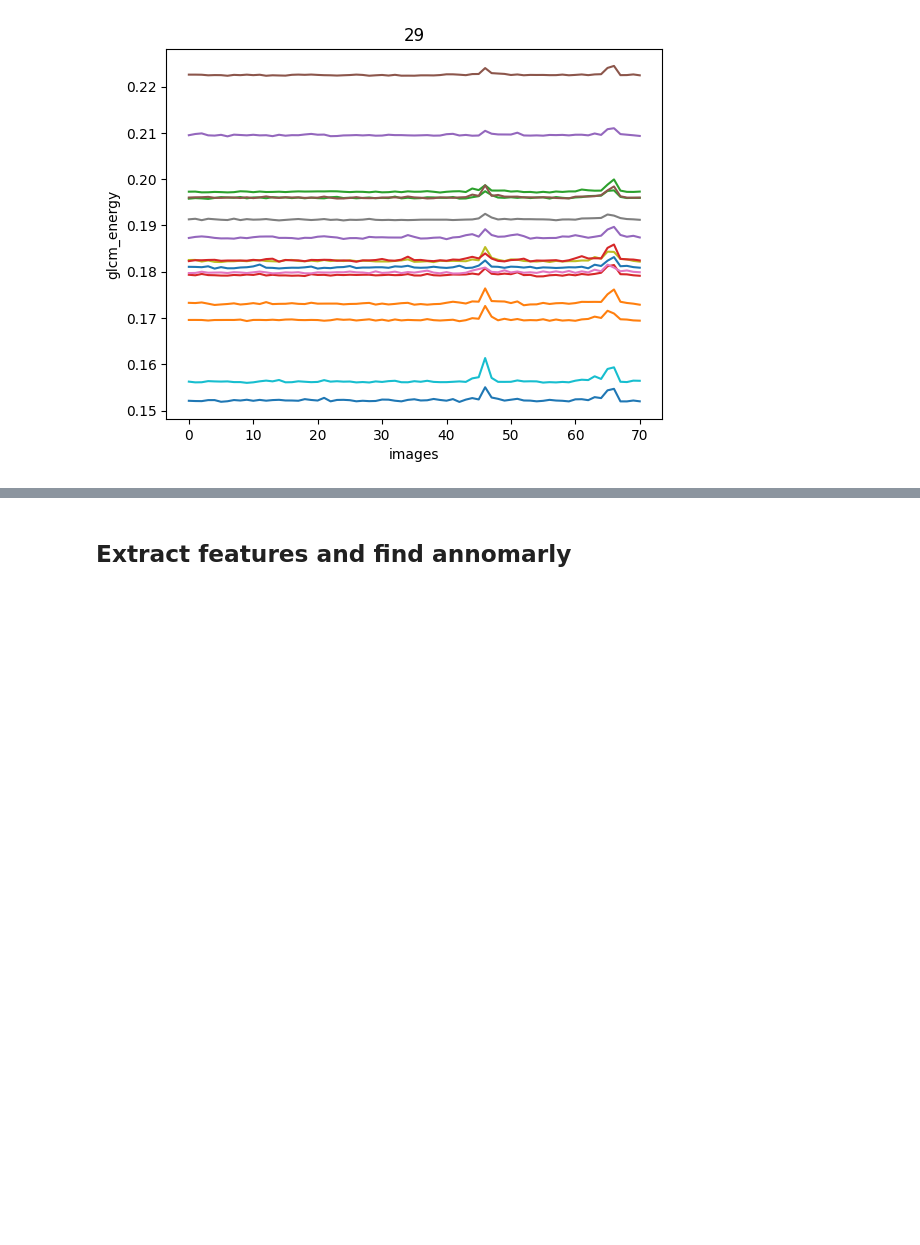
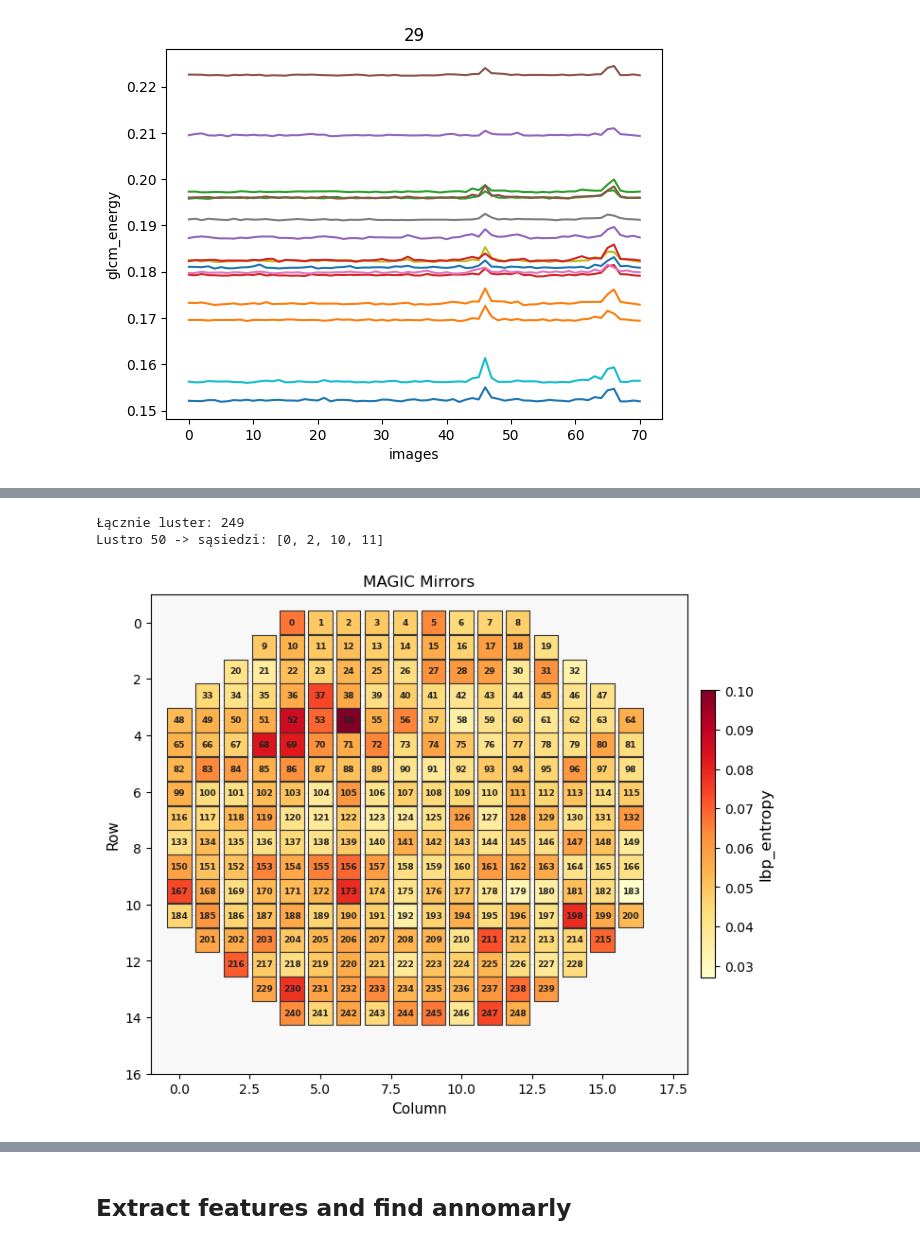
Before and after one commit to pawel21/Computer_vision_for_MAGIC, a Jupyter notebook: notebooks/baseline/check_for_webcam_img.ipynb, the cells around one changed output, grey strips where cells are left out. Saved outputs shown, nothing was run; the diff lists cells and outputs as text; code cells hidden in the pictures; blank space fills up the shorter version.

```diff
--- a/notebooks/baseline/check_for_webcam_img.ipynb
+++ b/notebooks/baseline/check_for_webcam_img.ipynb
@@ -156,0 +278,8 @@ plt.show()
+# %%
+fig, ax = plt.subplots(1, 1, figsize=(8, 6))
+feat_id = FEATURE_IDX[feat_name]
+visualization_mirrors(features[:, :, feat_id].std(axis=0), feat_name, ax)
+# %% [output]
+Łącznie luster: 249
+Lustro 50 -> sąsiedzi: [0, 2, 10, 11]
+[figure, added]
```
Also changed, not shown: parts of 14 cells of this notebook, 2 other files.
